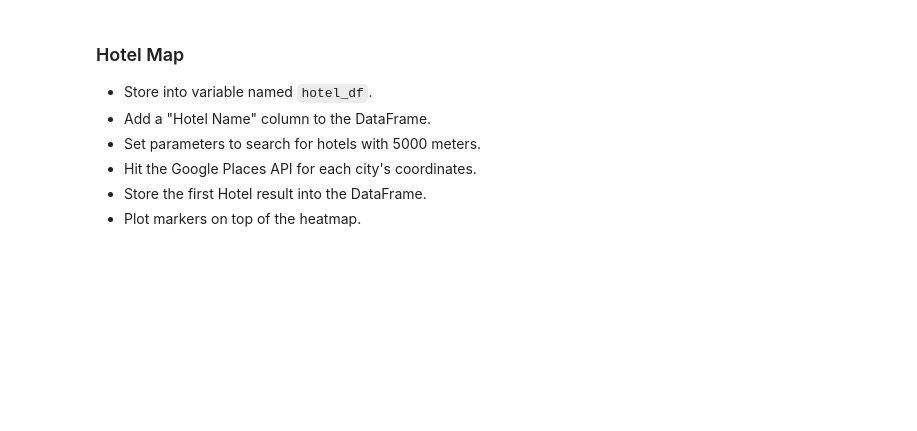
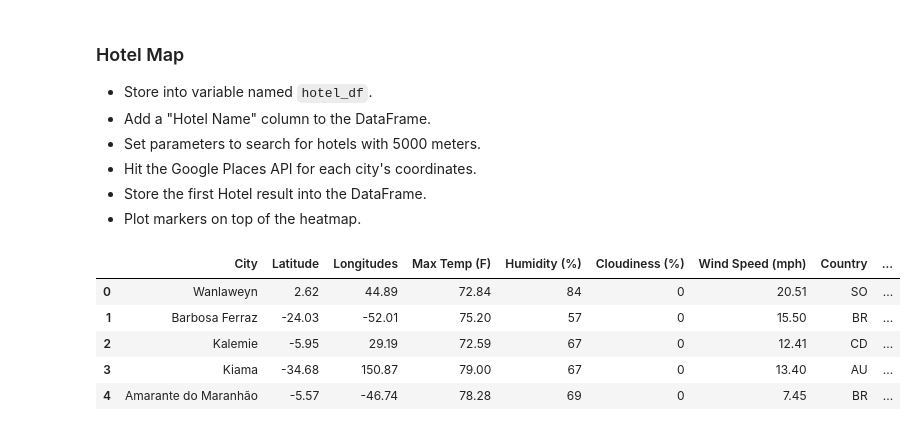
Before and after one commit to fasahathsyeda/API-challenge, a Jupyter notebook: starter_code/VacationPy.ipynb, the cells around one changed output. Cells and saved outputs as stored; diff of their text form; code cells hidden in the pictures; blank space fills up the shorter version.

```diff
--- a/starter_code/VacationPy.ipynb
+++ b/starter_code/VacationPy.ipynb
@@ -60,6 +73,37 @@ fig
 * Hit the Google Places API for each city's coordinates.
 * Store the first Hotel result into the DataFrame.
 * Plot markers on top of the heatmap.
+# %%
+hotellist = []
+
+for i in range(len(new_city_df)):
+    lat = new_city_df.loc[i]['Latitude']
+    lng = new_city_df.loc[i]['Longitudes']
+
+    params = {
+        "location": f"{lat},{lng}",
+        "radius": 5000,
+        "types" : "hotel",
+        "key": g_key
+    }
+
+    base_url = "https://maps.googleapis.com/maps/api/place/nearbysearch/json"
+    response = requests.get(base_url, params=params)
+    json_data = response.json()
+    try:
+        hotellist.append(json_data['results'][0]['name'])
+    except:
+        hotellist.append("")
+new_city_df["Hotel Name"] = hotellist
+new_city_df = new_city_df.dropna(how='any')
+new_city_df.head()
+# %% [output]
+|  | City | Latitude | Longitudes | Max Temp (F) | Humidity (%) | Cloudiness (%) | Wind Speed (mph) | Country | ... |
+| 0 | Wanlaweyn | 2.62 | 44.89 | 72.84 | 84 | 0 | 20.51 | SO | ... |
+| 1 | Barbosa Ferraz | -24.03 | -52.01 | 75.20 | 57 | 0 | 15.50 | BR | ... |
+| 2 | Kalemie | -5.95 | 29.19 | 72.59 | 67 | 0 | 12.41 | CD | ... |
+| 3 | Kiama | -34.68 | 150.87 | 79.00 | 67 | 0 | 13.40 | AU | ... |
+| 4 | Amarante do Maranhão | -5.57 | -46.74 | 78.28 | 69 | 0 | 7.45 | BR | ... |
 # %%
 # NOTE: Do not change any of the code in this cell
 
```
Also changed, not shown: parts of 3 cells of this notebook, 30 other files.
